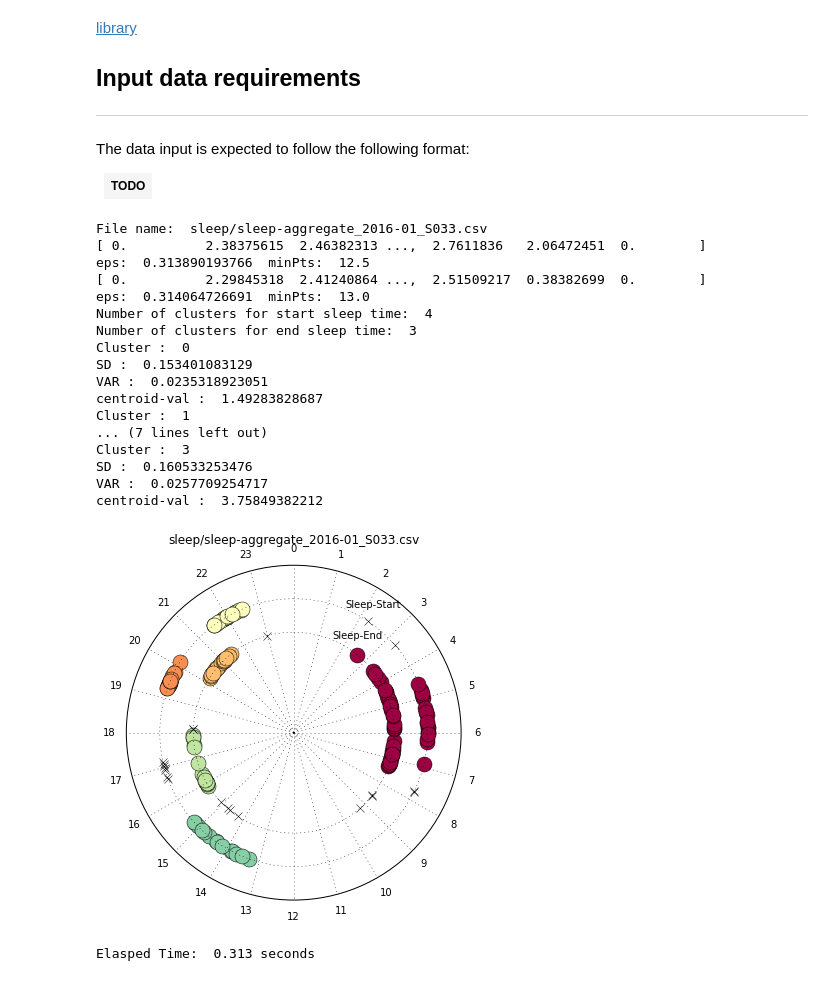
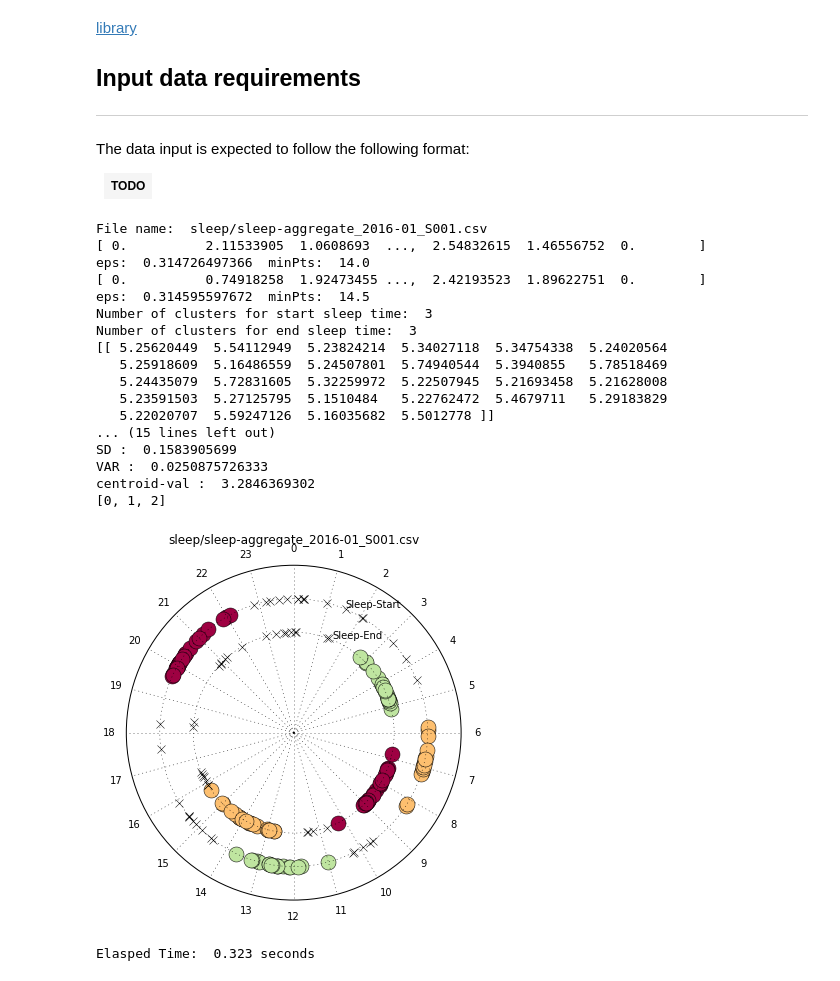
Before and after one commit to atwj/SMU-iCity-internship-analytics, a Jupyter notebook: Project/ADL/DBSCAN.ipynb, the cells around one changed output. Drawn from its saved outputs; the diff is of its cells as text; code cells hidden in the pictures.

```diff
--- a/Project/ADL/DBSCAN.ipynb
+++ b/Project/ADL/DBSCAN.ipynb
@@ -109,7 +109,7 @@ file_dir = 'sleep'
 # indexes = [str(x) for x in range(1,10)]
 index = '9'
 
-file_name = ''.join([file_dir,'/','sleep-aggregate_2016-01_S033.csv'])
+file_name = ''.join([file_dir,'/','sleep-aggregate_2016-01_S001.csv'])
 # print file name
 print('File name: ', file_name)
 
@@ -150,49 +150,52 @@ X2_label, X2_components, X2_csi = dbscan(eps_X2, min_pts_X2, X2)
 X1_no_clusters = len(set(X1_label)) - (1 if -1 in X1_label else 0)
 print('Number of clusters for start sleep time: ', X1_no_clusters )
 # print('end sleep time cluster: ')
 X2_no_clusters = len(set(X2_label)) - (1 if -1 in X2_label else 0)
 print('Number of clusters for end sleep time: ', X2_no_clusters )
-
+cluster_list = []
 # EXTRACTION OF CLUSTERS
 ###########################################
 cluster_dict_ = h.extract_clusters(X1_label, X1_rad_series)
 cluster_dict_keys_ = cluster_dict_.keys()
 for i in cluster_dict_keys_:
     cluster = cluster_dict_[i]
+    print(cluster)
+    cluster_list.append(np.asscalar(i))
     print('Cluster : ', i)
     print('SD : ', np.std(cluster))
     print('VAR : ', np.var(cluster))
     print('centroid-val : ', np.median(cluster))
 
+print(cluster_list)
 ##################PLOTTING####################
 # TODO: CLUSTER
 fig = plt.figure(figsize=(6,6))
 ax1 = configure_polar_plot(fig.add_subplot(111, projection='polar'))
 ax1.set_title(file_name)
 # ax1.plot(X1_rad_series, [1 for x in X1_rad_series], 'mo')
 # ax1.plot(X2_rad_series, [0.8 for x in X2_rad_series], 'y*')
 plot_clusters(X1_label, X1_rad_series, ax1, 0.8)
 plot_clusters(X2_label, X2_rad_series, ax1, 0.6)
 plt.show()
 
 print("Elasped Time: ", round(time.time() - time_now, 3), "seconds")
 # %% [output]
-File name:  sleep/sleep-aggregate_2016-01_S033.csv
-[ 0.          2.38375615  2.46382313 ...,  2.7611836   2.06472451  0.        ]
-eps:  0.313890193766  minPts:  12.5
-[ 0.          2.29845318  2.41240864 ...,  2.51509217  0.38382699  0.        ]
-eps:  0.314064726691  minPts:  13.0
-Number of clusters for start sleep time:  4
+File name:  sleep/sleep-aggregate_2016-01_S001.csv
+[ 0.          2.11533905  1.0608693  ...,  2.54832615  1.46556752  0.        ]
+eps:  0.314726497366  minPts:  14.0
+[ 0.          0.74918258  1.92473455 ...,  2.42193523  1.89622751  0.        ]
+eps:  0.314595597672  minPts:  14.5
+Number of clusters for start sleep time:  3
 Number of clusters for end sleep time:  3
-Cluster :  0
-SD :  0.153401083129
-VAR :  0.0235318923051
-centroid-val :  1.49283828687
-Cluster :  1
-... (7 lines left out)
-Cluster :  3
-SD :  0.160533253476
-VAR :  0.0257709254717
-centroid-val :  3.75849382212
+[[ 5.25620449  5.54112949  5.23824214  5.34027118  5.34754338  5.24020564
+   5.25918609  5.16486559  5.24507801  5.74940544  5.3940855   5.78518469
+   5.24435079  5.72831605  5.32259972  5.22507945  5.21693458  5.21628008
+   5.23591503  5.27125795  5.1510484   5.22762472  5.4679711   5.29183829
+   5.22020707  5.59247126  5.16035682  5.5012778 ]]
+... (15 lines left out)
+SD :  0.1583905699
+VAR :  0.0250875726333
+centroid-val :  3.2846369302
+[0, 1, 2]
-[figure, old version]
+[figure, new version]
-Elasped Time:  0.313 seconds
+Elasped Time:  0.323 seconds
```
